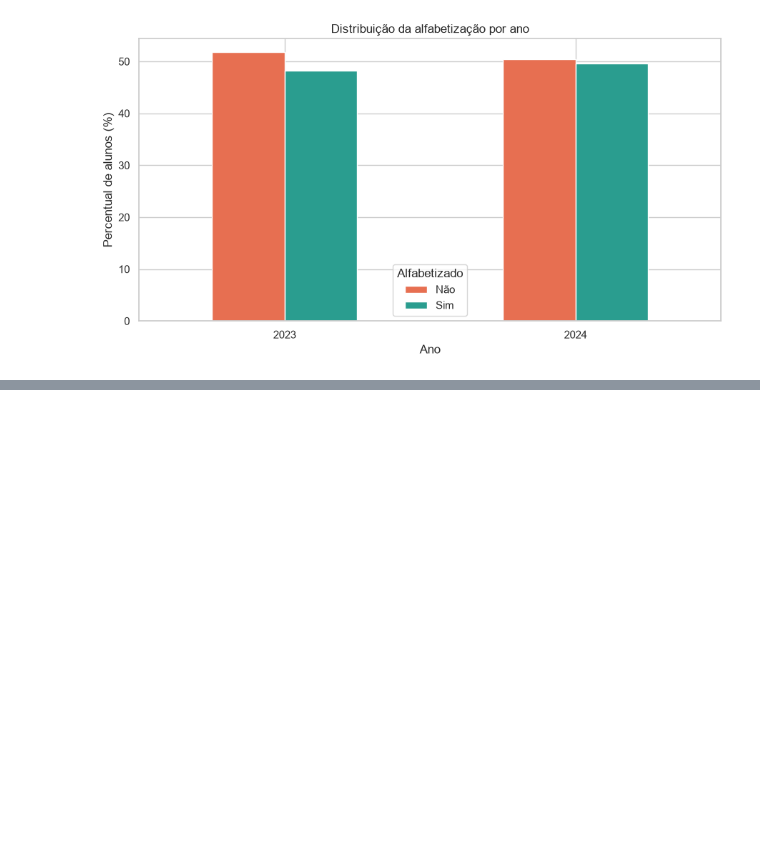
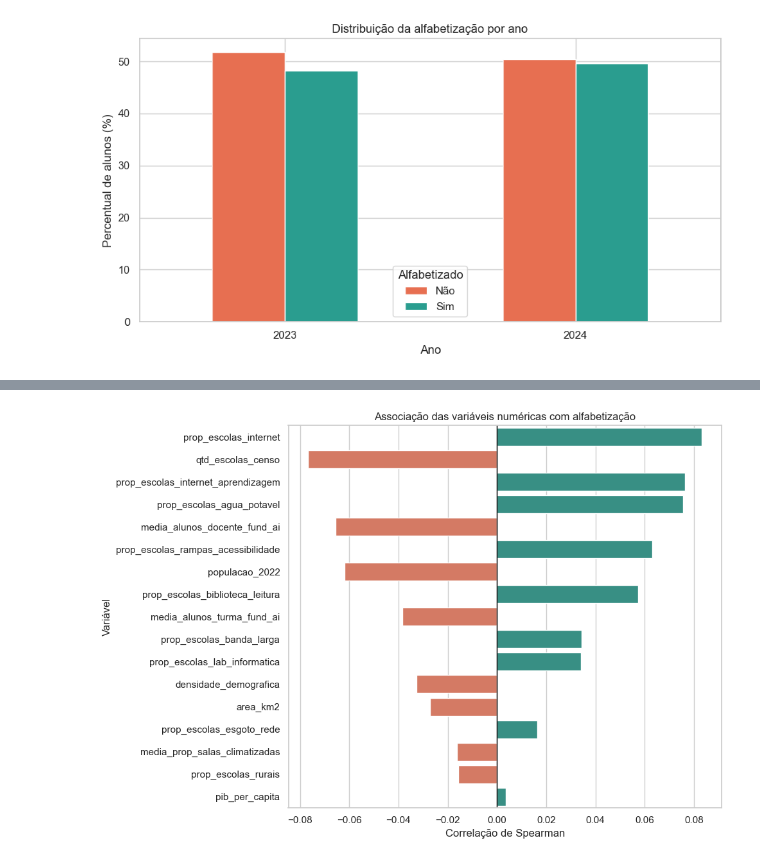
Before and after one commit to RenanTrevelim/tech-challenge-fase3-literacy-ml, a Jupyter notebook: notebooks/02_analise_exploratoria.ipynb, the cells around one changed output, grey strips where cells are left out. Drawn from its saved outputs; the diff is of its cells as text; code cells hidden in the pictures; blank space fills up the shorter version.

```diff
--- a/notebooks/02_analise_exploratoria.ipynb
+++ b/notebooks/02_analise_exploratoria.ipynb
@@ -556,0 +563,4 @@ ANÁLISE: rede
+# %%
+corr_target = (matriz_corr["alfabetizado_bin"].drop("alfabetizado_bin").sort_values(key=abs, ascending=False))
+
+corr_target
@@ -556,0 +586,19 @@ ANÁLISE: rede
+# %%
+plt.figure(figsize=(10, 7))
+
+cores = ["#2a9d8f" if valor >= 0 else "#e76f51"
+         for valor in corr_target.values]
+
+sns.barplot(x=corr_target.values, y=corr_target.index, hue=corr_target.index, palette=cores, legend=False)
+
+plt.axvline(0, color="black", linewidth=1)
+
+plt.title("Associação das variáveis numéricas com alfabetização")
+
+plt.xlabel("Correlação de Spearman")
+plt.ylabel("Variável")
+
+plt.tight_layout()
+plt.show()
+# %% [output]
+[figure, added]
```
Also changed, not shown: parts of 65 cells of this notebook.
